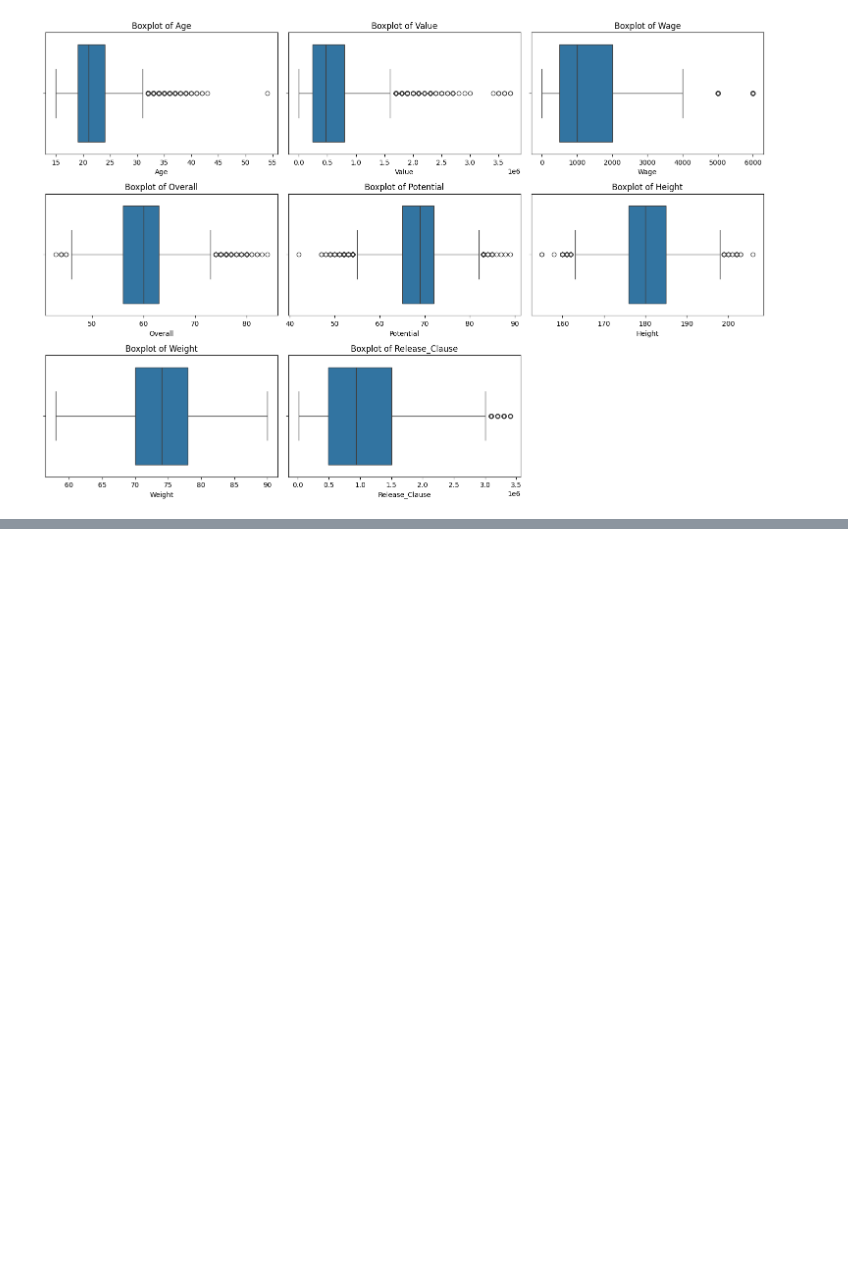
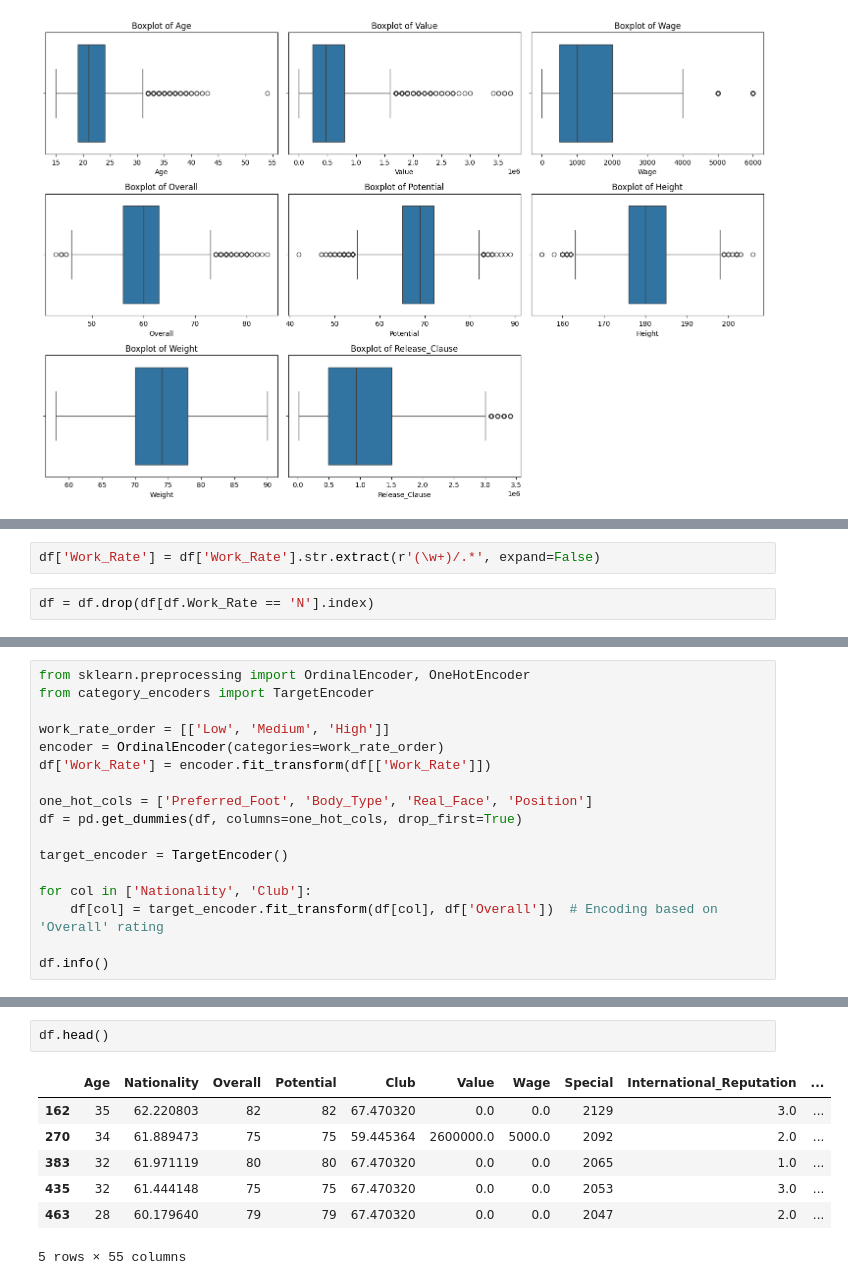
Before and after one commit to Puskchan/ML_projects-applied_knowledge, a Jupyter notebook: Regression/Fifa_Regression/multiple_regression.ipynb, the cells around one changed output, grey strips where cells are left out. Cells and saved outputs as stored; diff of their text form; blank space fills up the shorter version.

```diff
--- a/Regression/Fifa_Regression/multiple_regression.ipynb
+++ b/Regression/Fifa_Regression/multiple_regression.ipynb
@@ -197,0 +201,4 @@ df.describe(include=object)
+# %%
+df['Work_Rate'] = df['Work_Rate'].str.extract(r'(\w+)/.*', expand=False)
+# %%
+df = df.drop(df[df.Work_Rate == 'N'].index)
@@ -197,0 +226,17 @@ df.describe(include=object)
+# %%
+from sklearn.preprocessing import OrdinalEncoder, OneHotEncoder
+from category_encoders import TargetEncoder
+
+work_rate_order = [['Low', 'Medium', 'High']]
+encoder = OrdinalEncoder(categories=work_rate_order)
+df['Work_Rate'] = encoder.fit_transform(df[['Work_Rate']])
+
+one_hot_cols = ['Preferred_Foot', 'Body_Type', 'Real_Face', 'Position']
+df = pd.get_dummies(df, columns=one_hot_cols, drop_first=True)
+
+target_encoder = TargetEncoder()
+
+for col in ['Nationality', 'Club']:
+    df[col] = target_encoder.fit_transform(df[col], df['Overall'])  # Encoding based on 'Overall' rating
+
+df.info()
@@ -197,0 +261,10 @@ df.describe(include=object)
+# %%
+df.head()
+# %% [output]
+|  | Age | Nationality | Overall | Potential | Club | Value | Wage | Special | International_Reputation | ... |
+| 162 | 35 | 62.220803 | 82 | 82 | 67.470320 | 0.0 | 0.0 | 2129 | 3.0 | ... |
+| 270 | 34 | 61.889473 | 75 | 75 | 59.445364 | 2600000.0 | 5000.0 | 2092 | 2.0 | ... |
+| 383 | 32 | 61.971119 | 80 | 80 | 67.470320 | 0.0 | 0.0 | 2065 | 1.0 | ... |
+| 435 | 32 | 61.444148 | 75 | 75 | 67.470320 | 0.0 | 0.0 | 2053 | 3.0 | ... |
+| 463 | 28 | 60.179640 | 79 | 79 | 67.470320 | 0.0 | 0.0 | 2047 | 2.0 | ... |
+5 rows × 55 columns
```
Also changed, not shown: parts of 32 cells of this notebook.
